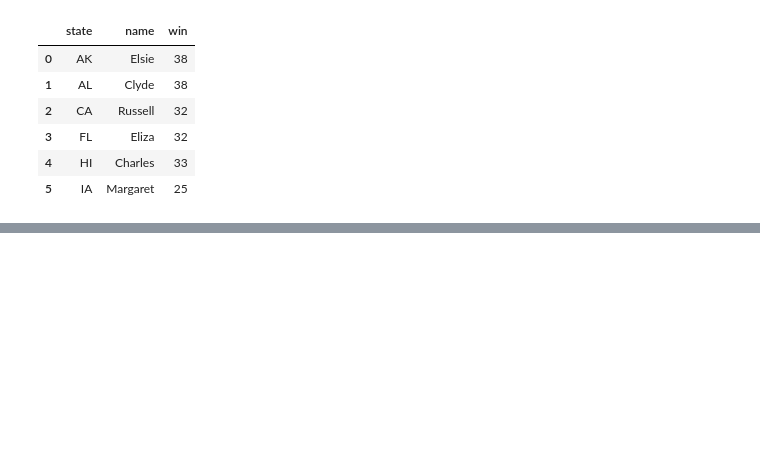
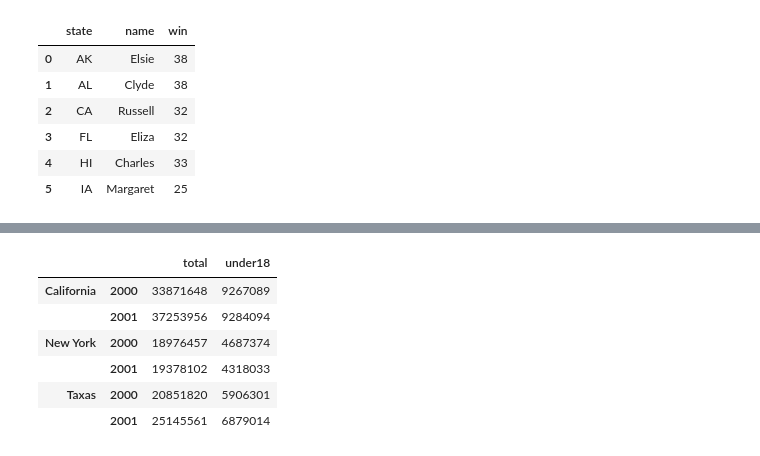
Before and after one commit to jrj8819/python-programming-class, a Jupyter notebook: ML_lesson3.ipynb, the cells around one changed output, grey strips where cells are left out. Cells and saved outputs as stored; diff of their text form; code cells hidden in the pictures; blank space fills up the shorter version.

```diff
--- a/ML_lesson3.ipynb
+++ b/ML_lesson3.ipynb
@@ -733,0 +814,3 @@ quiz3
+# %%
+index2 = pd.MultiIndex.from_tuples(index)
+index2
@@ -733,0 +820,2 @@ quiz3
+# %%
+pop3 = pop2.reindex(index2) #
@@ -733,0 +841,3 @@ quiz3
+# %%
+pop4 = pop3.unstack()
+pop4
@@ -733,0 +849,3 @@ quiz3
+# %%
+pop5 = pop4.stack()
+pop5
@@ -733,0 +860,14 @@ quiz3
+# %%
+pop_df = pd.DataFrame({'total': pop5,
+                      'under18' : [9267089, 9284094,
+                                  4687374, 4318033,
+                                  5906301, 6879014]})
+pop_df
+# %% [output]
+|  |  | total | under18 |
+| California | 2000 | 33871648 | 9267089 |
+|  | 2001 | 37253956 | 9284094 |
+| New York | 2000 | 18976457 | 4687374 |
+|  | 2001 | 19378102 | 4318033 |
+| Taxas | 2000 | 20851820 | 5906301 |
+|  | 2001 | 25145561 | 6879014 |
```
Also changed, not shown: parts of 55 cells of this notebook, 3 other files.
